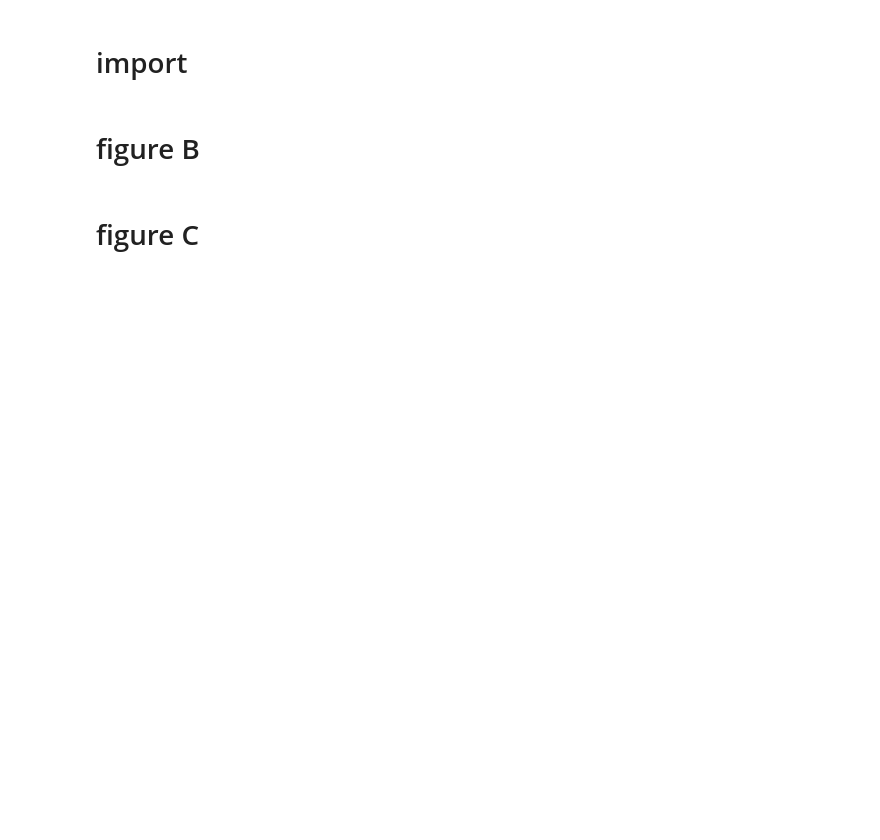
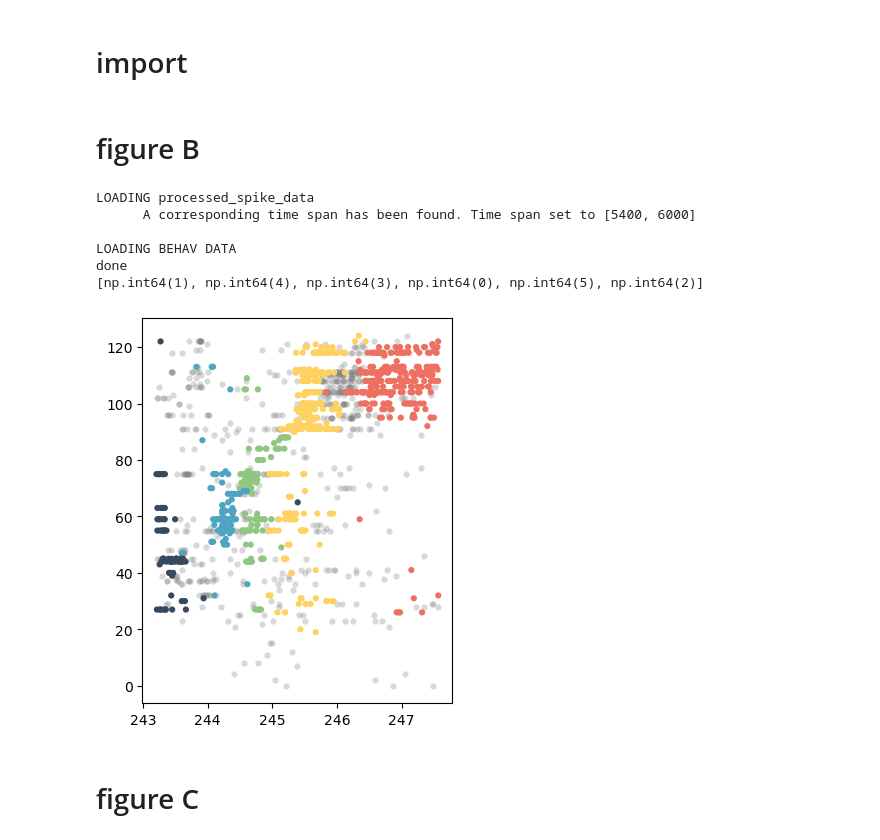
Before and after one commit to EmmettJT/procedural_replay_paper_2025, a Jupyter notebook: figure3/figure3_plots.ipynb, the cells around one changed output. Drawn from its saved outputs; the diff is of its cells as text; code cells hidden in the pictures; blank space fills up the shorter version.

```diff
--- a/figure3/figure3_plots.ipynb
+++ b/figure3/figure3_plots.ipynb
@@ -3,4 +227,65 @@
+# %%
+
+# from Utilities.utils import *
+
+# Get the current working directory
+current_working_dir = os.getcwd()
+current_working_dir = '//'.join(current_working_dir.split('\\')[0:-1]) + r'//data/f3//'
+
+yellow = '#8FC681'
+green = '#4DA5BF'
+blue = '#FFD161'
+red = '#36495E'
+dark_blue = '#724F94'
+purple = '#EE7060'
+gold = '#C6963E'
+colors = ['---',red,green,yellow,blue,purple,gold,dark_blue]
+
+
+sleep_time_point_df = pd.read_csv(current_working_dir + 'sleep_time_points.csv')
+expert_mice = sleep_time_point_df[sleep_time_point_df.group == 'expert'].mir.values
 # %% [markdown]
 # figure B
+# %%
+# Get the current working directory
+f3_working_dir = os.getcwd()
+f3_working_dir = '//'.join(f3_working_dir.split('\\')[0:-1]) + r'//data/f2//'
+
+PP_PATH = f3_working_dir + 'ppseq_output_awake\\'
+dat_path = f3_working_dir + 'example_mouse_data\\'
+
+file = find_example_file(PP_PATH)
+
+
+data = Load_example_data(PP_PATH, file, dat_path)
+
+### change the color ordering to standard color ordering:
+# recolor and save these plots out
+current_color_order = [purple, blue, red, gold, yellow, green]
+colors = ['---',red,green,yellow,blue,purple,gold,dark_blue]
+# ## recolor based on current and desired color order
+new_order_inds = [0]
+for item in current_color_order:
+    new_order_inds += [np.where(np.array(colors) == item)[0][0]]
+# apply this ordering
+new_colors = colors.copy()
+for i,index in enumerate(new_order_inds):
+    colors[index] = new_colors[i]
+# determine new ordering based on this as well
+ordering = list((np.array(new_order_inds)-1)[np.array(new_order_inds)-1 >=0])
+#swap last 'extra' seq down to the bottom
+ordering = [ordering[-1]] + ordering[0:-1]
+print(ordering)
+
+# plot zoomed example
+plot_zoomed_example_raster(data,ordering,colors,timeframe = [243.2,247.57])
+# %% [output]
+LOADING processed_spike_data
+      A corresponding time span has been found. Time span set to [5400, 6000]
+
+LOADING BEHAV DATA
+done
+[np.int64(1), np.int64(4), np.int64(3), np.int64(0), np.int64(5), np.int64(2)]
+[figure, added]
 # %% [markdown]
 # figure C
```
Also changed, not shown: parts of 4 cells of this notebook, 8 other files.
